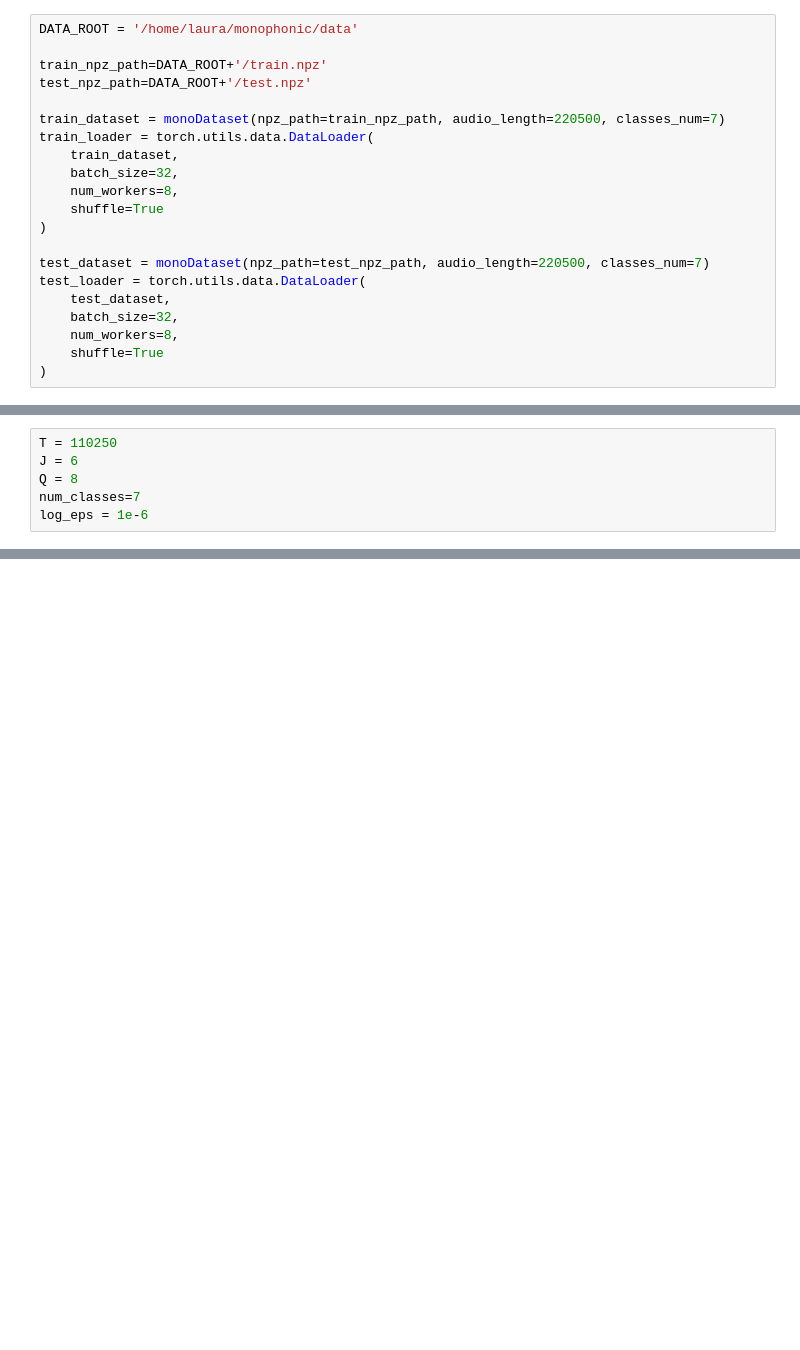
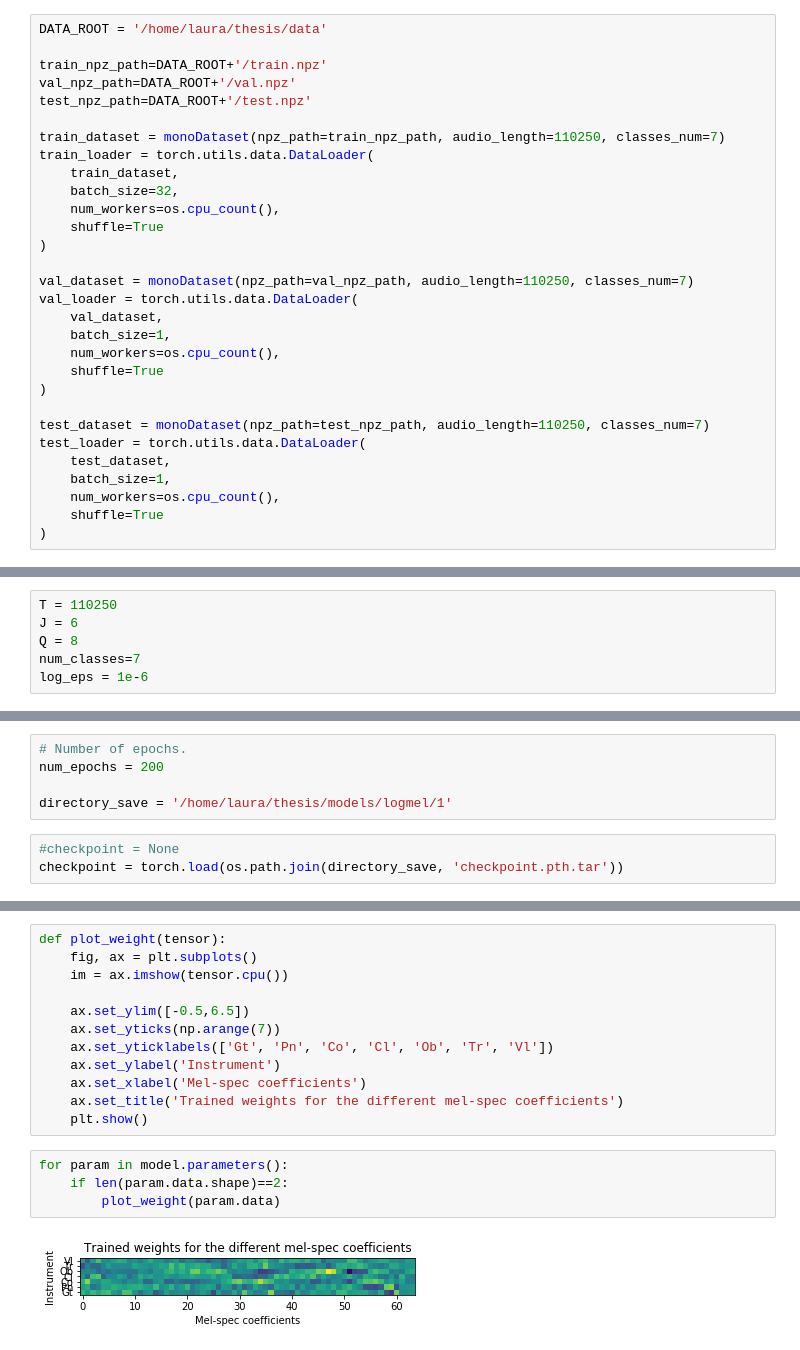
Before and after one commit to lcrosvila/masters-thesis, a Jupyter notebook: mel_tests.ipynb, the cells around one changed output, grey strips where cells are left out. Saved outputs shown, nothing was run; the diff lists cells and outputs as text; blank space fills up the shorter version.

Commit message:
updated model and loss, saving models

```diff
--- a/mel_tests.ipynb
+++ b/mel_tests.ipynb
@@ -28,21 +45,30 @@ from stft import Spectrogram, LogmelFilterBank
 # %%
-DATA_ROOT = '/home/laura/monophonic/data'
+DATA_ROOT = '/home/laura/thesis/data'
 
 train_npz_path=DATA_ROOT+'/train.npz'
+val_npz_path=DATA_ROOT+'/val.npz'
 test_npz_path=DATA_ROOT+'/test.npz'
 
-train_dataset = monoDataset(npz_path=train_npz_path, audio_length=220500, classes_num=7)
+train_dataset = monoDataset(npz_path=train_npz_path, audio_length=110250, classes_num=7)
 train_loader = torch.utils.data.DataLoader(
     train_dataset,
     batch_size=32,
-    num_workers=8,
+    num_workers=os.cpu_count(),
     shuffle=True
 )
 
-test_dataset = monoDataset(npz_path=test_npz_path, audio_length=220500, classes_num=7)
+val_dataset = monoDataset(npz_path=val_npz_path, audio_length=110250, classes_num=7)
+val_loader = torch.utils.data.DataLoader(
+    val_dataset,
+    batch_size=1,
+    num_workers=os.cpu_count(),
+    shuffle=True
+)
+
+test_dataset = monoDataset(npz_path=test_npz_path, audio_length=110250, classes_num=7)
 test_loader = torch.utils.data.DataLoader(
     test_dataset,
-    batch_size=32,
-    num_workers=8,
+    batch_size=1,
+    num_workers=os.cpu_count(),
     shuffle=True
 )
@@ -154,0 +136,8 @@ Epoch 49, average loss = 0.383, accuracy = 0.938
+# %%
+# Number of epochs.
+num_epochs = 200
+
+directory_save = '/home/laura/thesis/models/logmel/1'
+# %%
+#checkpoint = None
+checkpoint = torch.load(os.path.join(directory_save, 'checkpoint.pth.tar'))
@@ -155,3 +295,21 @@ Epoch 49, average loss = 0.383, accuracy = 0.938
+# %%
+def plot_weight(tensor):
+    fig, ax = plt.subplots()
+    im = ax.imshow(tensor.cpu())
+
+    ax.set_ylim([-0.5,6.5])
+    ax.set_yticks(np.arange(7))
+    ax.set_yticklabels(['Gt', 'Pn', 'Co', 'Cl', 'Ob', 'Tr', 'Vl'])
+    ax.set_ylabel('Instrument')
+    ax.set_xlabel('Mel-spec coefficients')
+    ax.set_title('Trained weights for the different mel-spec coefficients')
+    plt.show()
+# %%
+for param in model.parameters():
+    if len(param.data.shape)==2:
+        plot_weight(param.data)
+# %% [output]
+[figure, added]
 # %%
 avg_acc = 0
 avg_loss_total = 0
```
Also changed, not shown: parts of 12 cells of this notebook, 1 other file.
